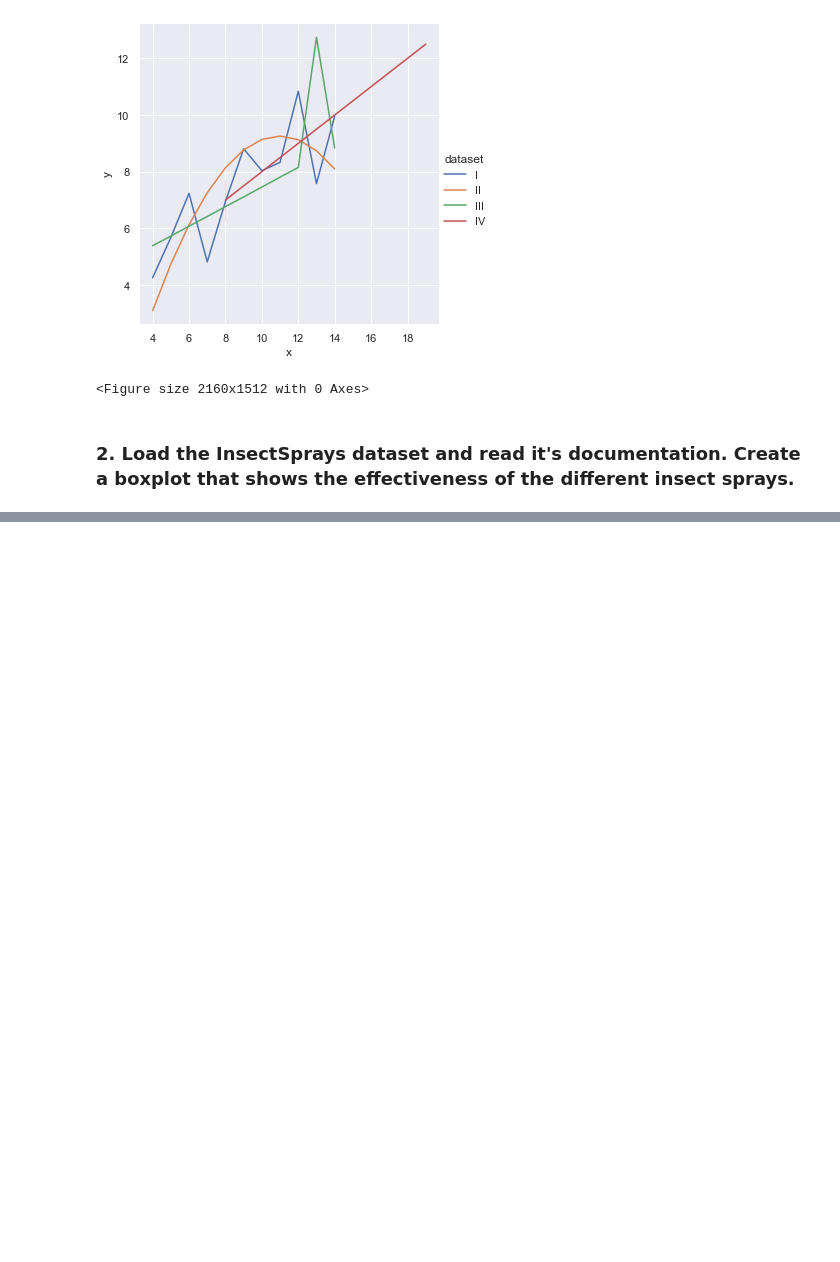
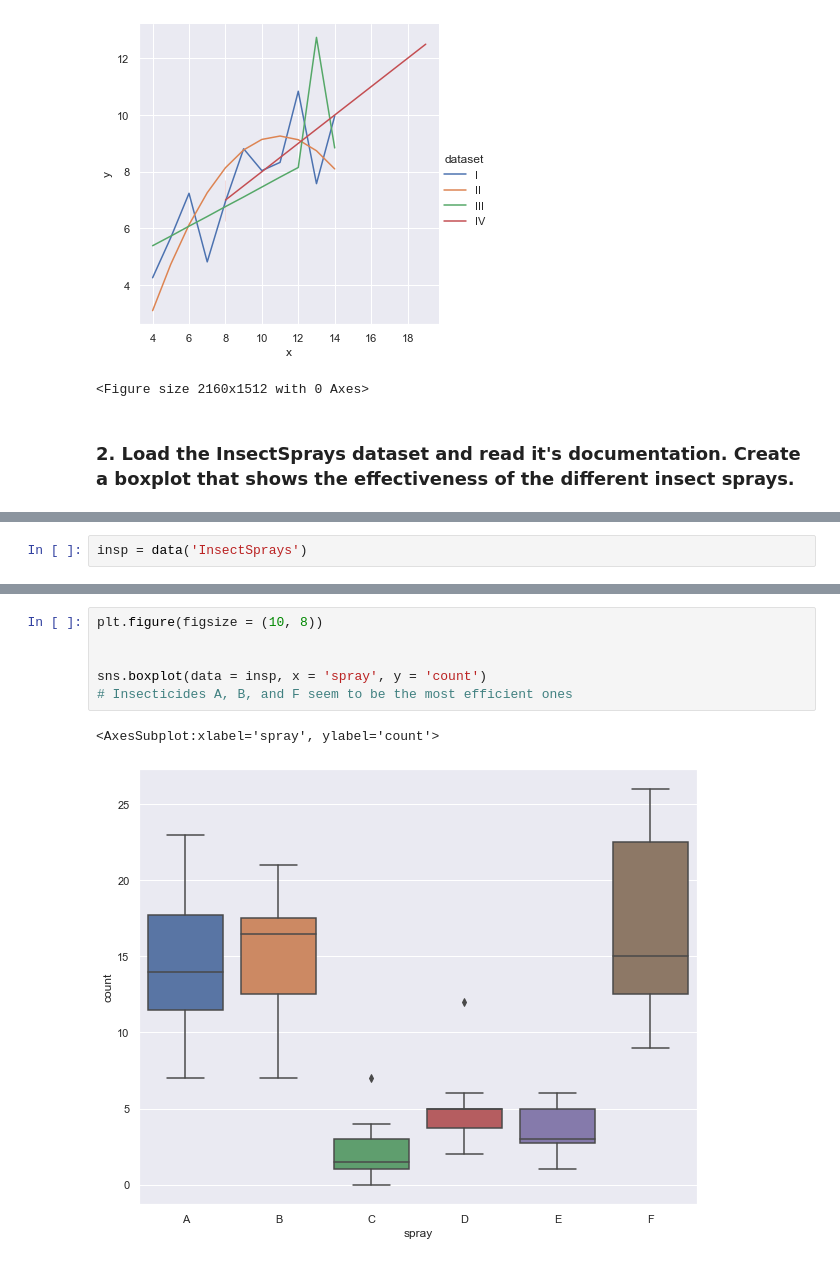
Before and after one commit to Severina7/numpy-pandas-visualization-exercises, a Jupyter notebook: seaborn_exercises.ipynb, the cells around one changed output, grey strips where cells are left out. Saved outputs shown, nothing was run; the diff lists cells and outputs as text; blank space fills up the shorter version.

```diff
--- a/seaborn_exercises.ipynb
+++ b/seaborn_exercises.ipynb
@@ -230,0 +243,2 @@ print(sns.get_dataset_names())
+# %%
+insp = data('InsectSprays')
@@ -230,0 +285,9 @@ print(sns.get_dataset_names())
+# %%
+plt.figure(figsize = (10, 8))
+
+
+sns.boxplot(data = insp, x = 'spray', y = 'count')
+# Insecticides A, B, and F seem to be the most efficient ones
+# %% [output]
+<AxesSubplot:xlabel='spray', ylabel='count'>
+[figure, added]
```
Also changed, not shown: parts of 16 cells of this notebook.
